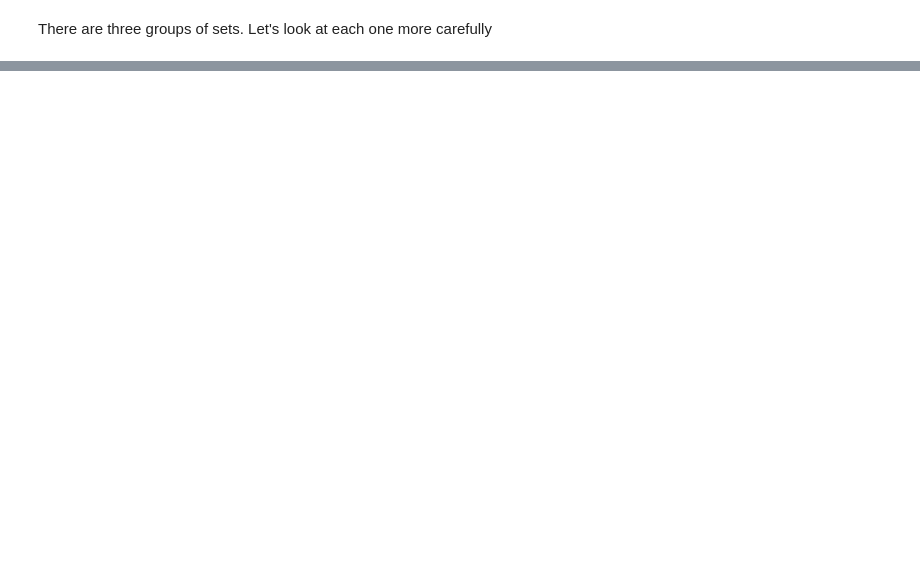
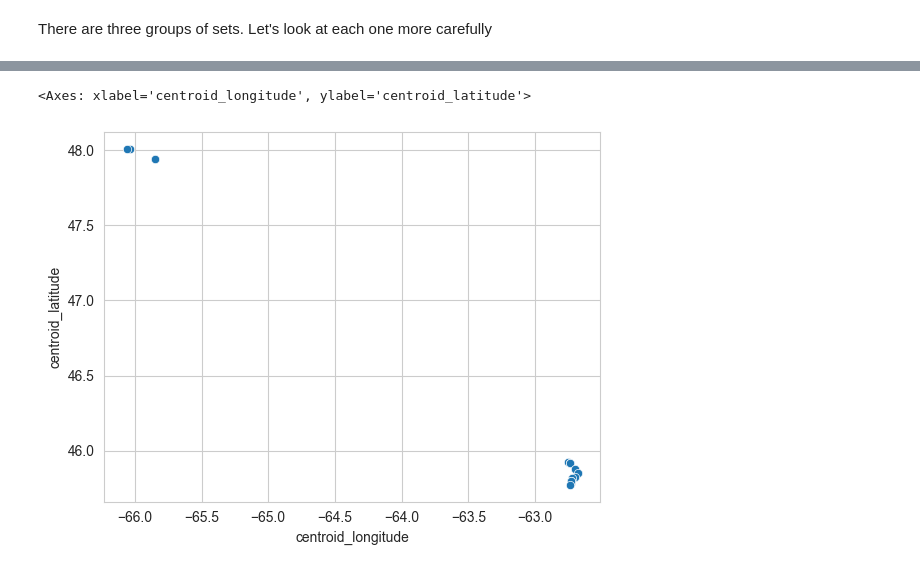
Before and after one commit to dfo-gulf-science/JupyterNotebookCollection, a Jupyter notebook: RockCrabX023/SetExploration.ipynb, the cells around one changed output, grey strips where cells are left out. Cells and saved outputs as stored; diff of their text form; code cells hidden in the pictures; blank space fills up the shorter version.

```diff
--- a/RockCrabX023/SetExploration.ipynb
+++ b/RockCrabX023/SetExploration.ipynb
@@ -288,0 +230,16 @@ sns.scatterplot(data=locs_group3, x="lng", y="lat", hue="type", palette=["g", "r
+# %%
+good_sets = [
+    266,
+    292,
+    250,
+    16,
+    75,
+    450,
+    534,
+    430,
+    769
+]
+
+mask = sus_sets["set_number"].apply(lambda x: x not in good_sets)
+sus_sets = sus_sets[mask]
+sus_sets
@@ -288,0 +264,5 @@ sns.scatterplot(data=locs_group3, x="lng", y="lat", hue="type", palette=["g", "r
+# %%
+sns.scatterplot(data=sus_sets, x="centroid_longitude", y="centroid_latitude")
+# %% [output]
+<Axes: xlabel='centroid_longitude', ylabel='centroid_latitude'>
+[figure, added]
```
Also changed, not shown: parts of 14 cells of this notebook.
